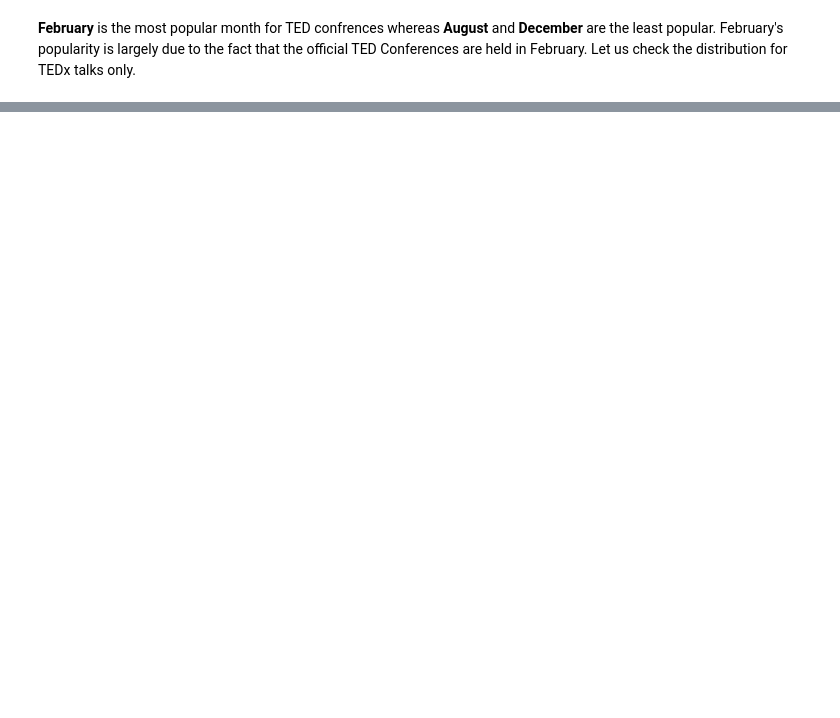
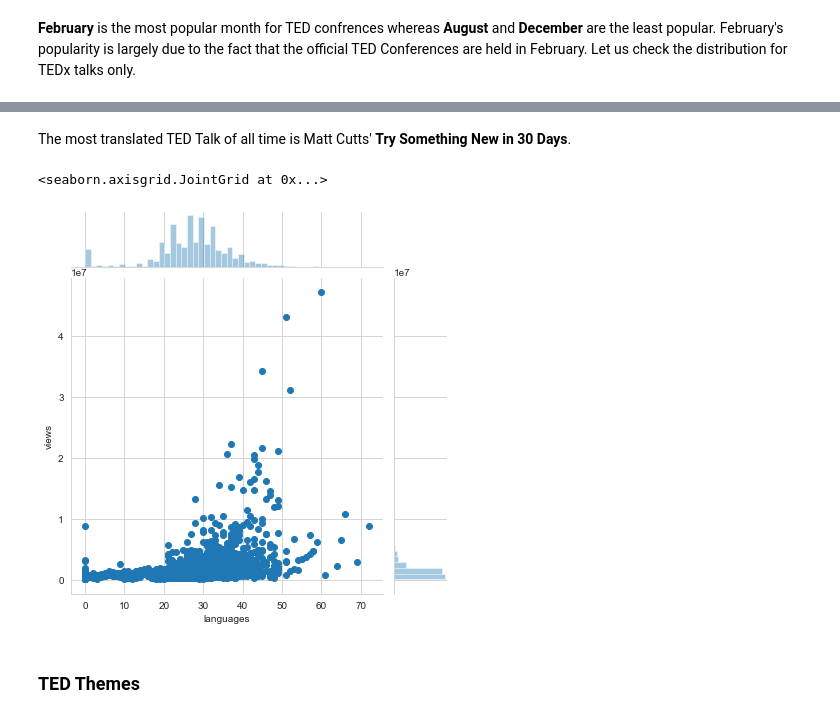
Before and after one commit to Twinklerastogi/Data-Analysis, a Jupyter notebook: TedTalks.ipynb, the cells around one changed output, grey strips where cells are left out. Cells and saved outputs as stored; diff of their text form; code cells hidden in the pictures; blank space fills up the shorter version.

```diff
--- a/TedTalks.ipynb
+++ b/TedTalks.ipynb
@@ -233,0 +321,9 @@ s.set(xlabel = 'Months', ylabel = 'Number of talks')
+# %% [markdown]
+The most translated TED Talk of all time is Matt Cutts' **Try Something New in 30 Days**.
+# %%
+sns.jointplot(x='languages', y='views', data = df)
+# %% [output]
+<seaborn.axisgrid.JointGrid at 0x...>
+[figure, added]
+# %% [markdown]
+### TED Themes
```
Also changed, not shown: parts of 25 cells of this notebook.
